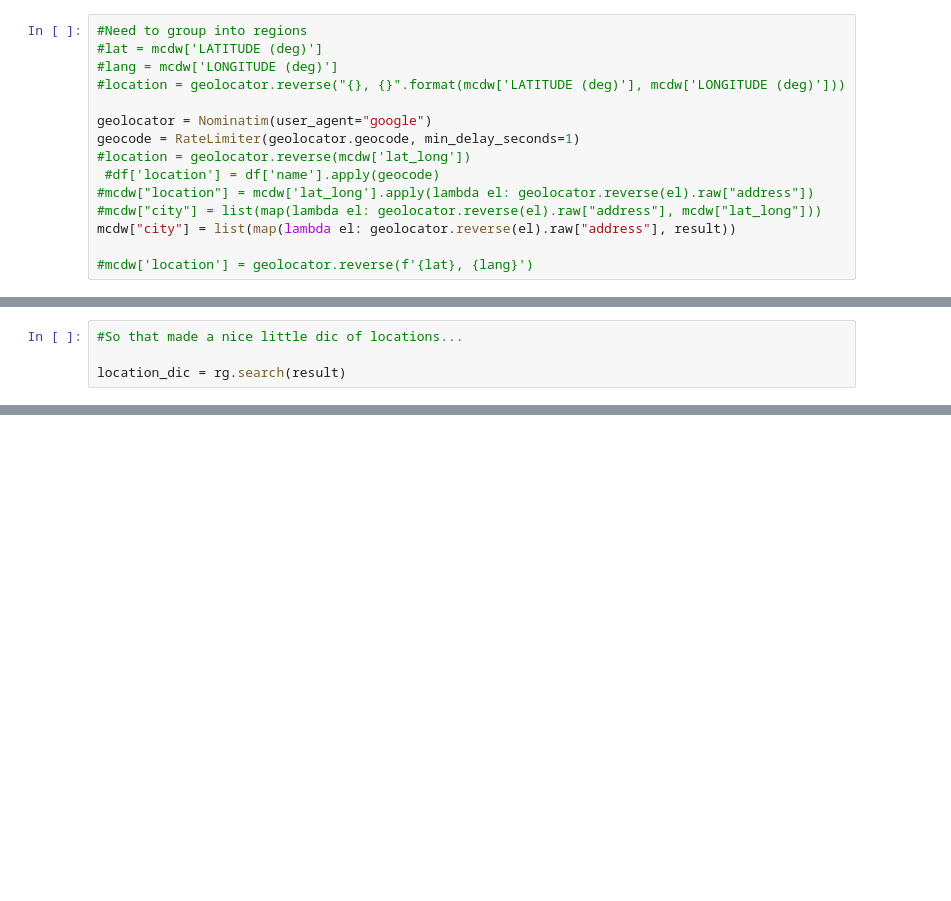
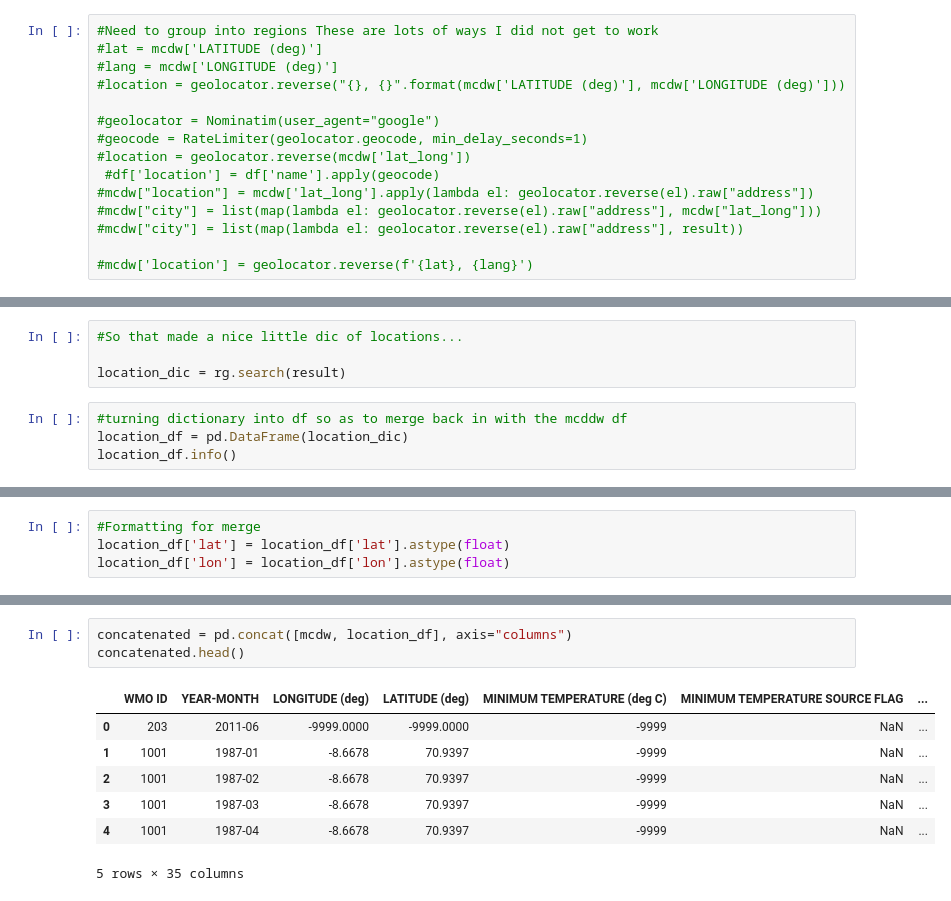
Before and after one commit to CaitlinC91/USDACENSUS_Capstone, a Jupyter notebook: notebooks/mcdw.ipynb, the cells around one changed output, grey strips where cells are left out. Cells and saved outputs as stored; diff of their text form; blank space fills up the shorter version.

Commit message:
'where is us info?!'

```diff
--- a/notebooks/mcdw.ipynb
+++ b/notebooks/mcdw.ipynb
@@ -109,18 +110,18 @@ result
  (78.25, 15.4667),
  ...]
 # %%
-#Need to group into regions
+#Need to group into regions These are lots of ways I did not get to work
 #lat = mcdw['LATITUDE (deg)']
 #lang = mcdw['LONGITUDE (deg)']
 #location = geolocator.reverse("{}, {}".format(mcdw['LATITUDE (deg)'], mcdw['LONGITUDE (deg)']))
 
-geolocator = Nominatim(user_agent="google")
-geocode = RateLimiter(geolocator.geocode, min_delay_seconds=1)
+#geolocator = Nominatim(user_agent="google")
+#geocode = RateLimiter(geolocator.geocode, min_delay_seconds=1)
 #location = geolocator.reverse(mcdw['lat_long'])
  #df['location'] = df['name'].apply(geocode)
 #mcdw["location"] = mcdw['lat_long'].apply(lambda el: geolocator.reverse(el).raw["address"])
 #mcdw["city"] = list(map(lambda el: geolocator.reverse(el).raw["address"], mcdw["lat_long"]))
-mcdw["city"] = list(map(lambda el: geolocator.reverse(el).raw["address"], result))
+#mcdw["city"] = list(map(lambda el: geolocator.reverse(el).raw["address"], result))
 
 #mcdw['location'] = geolocator.reverse(f'{lat}, {lang}')
 # %% [output]
@@ -138,3 +139,7 @@ ValueError: Must be a coordinate pair or Point
 #So that made a nice little dic of locations...
 
 location_dic = rg.search(result)
+# %%
+#turning dictionary into df so as to merge back in with the mcddw df
+location_df = pd.DataFrame(location_dic)
+location_df.info()
@@ -140,0 +160,4 @@ location_dic = rg.search(result)
+# %%
+#Formatting for merge
+location_df['lat'] = location_df['lat'].astype(float)
+location_df['lon'] = location_df['lon'].astype(float)
@@ -140,0 +175,11 @@ location_dic = rg.search(result)
+# %%
+concatenated = pd.concat([mcdw, location_df], axis="columns")
+concatenated.head()
+# %% [output]
+|  | WMO ID | YEAR-MONTH | LONGITUDE (deg) | LATITUDE (deg) | MINIMUM TEMPERATURE (deg C) | MINIMUM TEMPERATURE SOURCE FLAG | ... |
+| 0 | 203 | 2011-06 | -9999.0000 | -9999.0000 | -9999 | NaN | ... |
+| 1 | 1001 | 1987-01 | -8.6678 | 70.9397 | -9999 | NaN | ... |
+| 2 | 1001 | 1987-02 | -8.6678 | 70.9397 | -9999 | NaN | ... |
+| 3 | 1001 | 1987-03 | -8.6678 | 70.9397 | -9999 | NaN | ... |
+| 4 | 1001 | 1987-04 | -8.6678 | 70.9397 | -9999 | NaN | ... |
+5 rows × 35 columns
```
Also changed, not shown: parts of 11 cells of this notebook.
